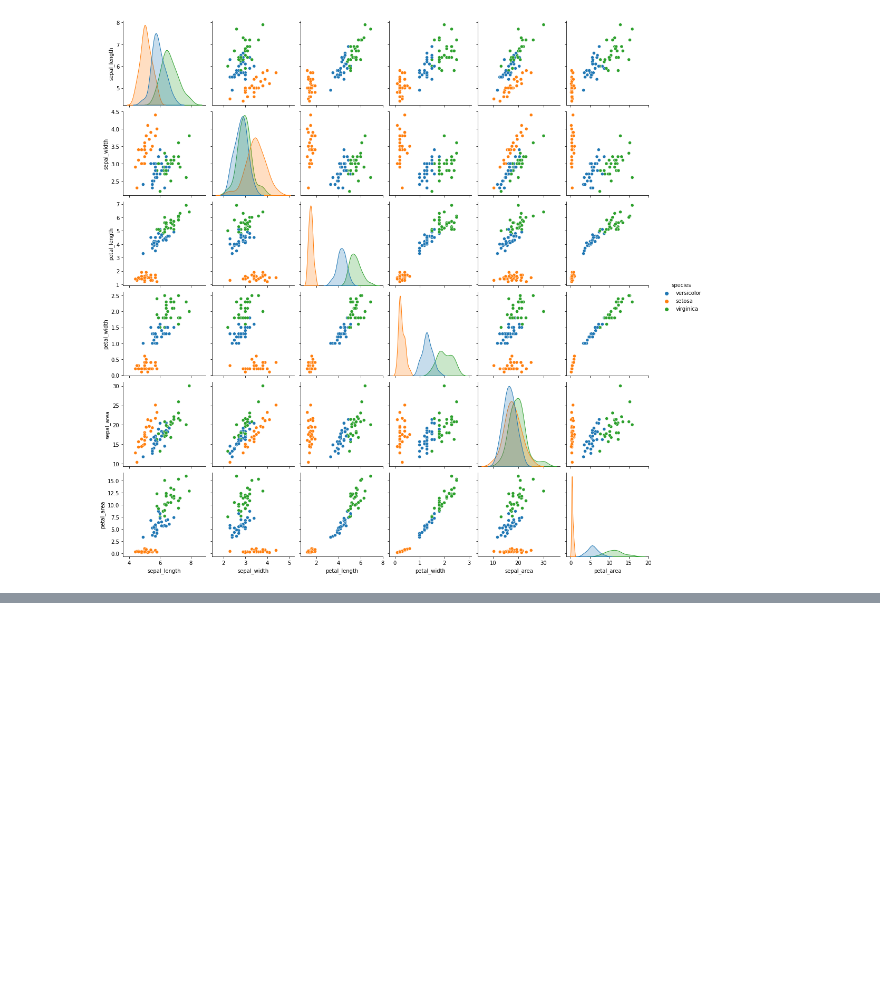
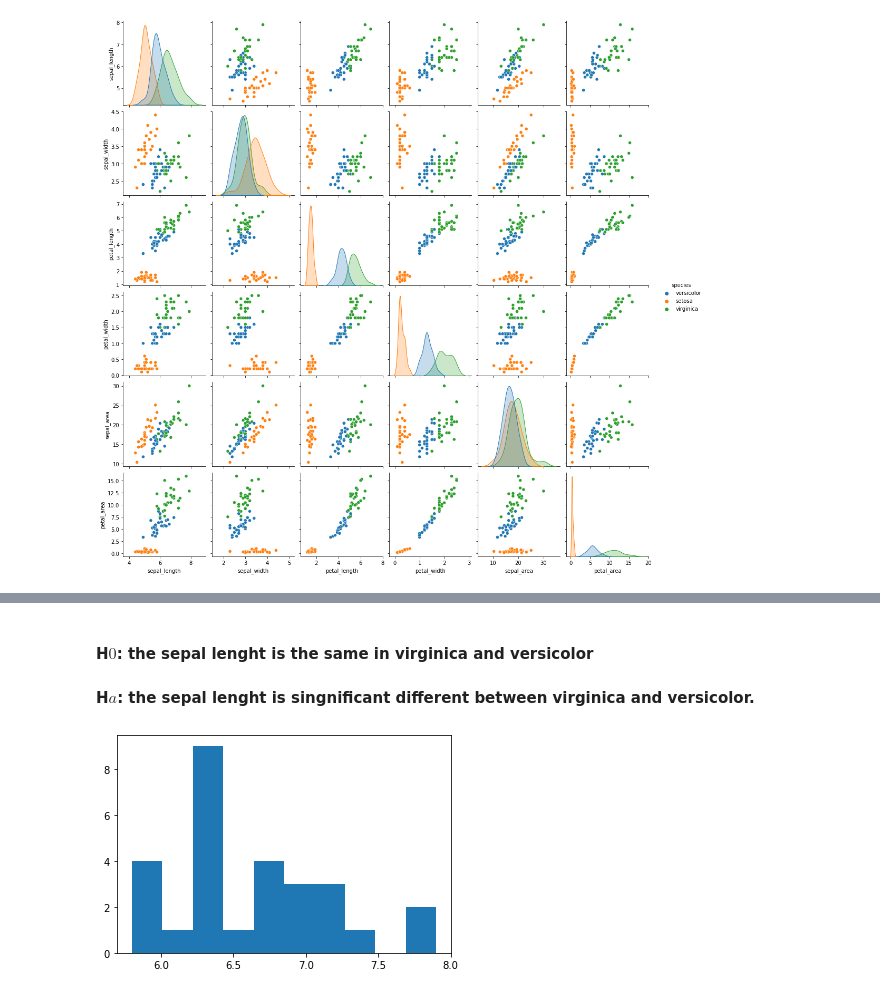
Before and after one commit to Olivert75/classification-exercises, a Jupyter notebook: classification_exercises.ipynb, the cells around one changed output, grey strips where cells are left out. Cells and saved outputs as stored; diff of their text form; code cells hidden in the pictures; blank space fills up the shorter version.

```diff
--- a/classification_exercises.ipynb
+++ b/classification_exercises.ipynb
@@ -914,0 +911,15 @@ sns.pairplot(data=dropped_train, hue='species')
+# %% [markdown]
+
+#### H$0$: the sepal lenght is the same in virginica and versicolor
+
+#### H$a$: the sepal lenght is singnificant different between virginica and versicolor.
+# %%
+x= iris_train[iris_train.species == 'virginica'].sepal_length.dropna()
+y = iris_train[iris_train.species == 'versicolor'].sepal_length.dropna()
+# %%
+#Virginica
+x.hist()
+plt.grid(False)
+plt.show()
+# %% [output]
+[figure, added]
```
Also changed, not shown: parts of 10 cells of this notebook.
